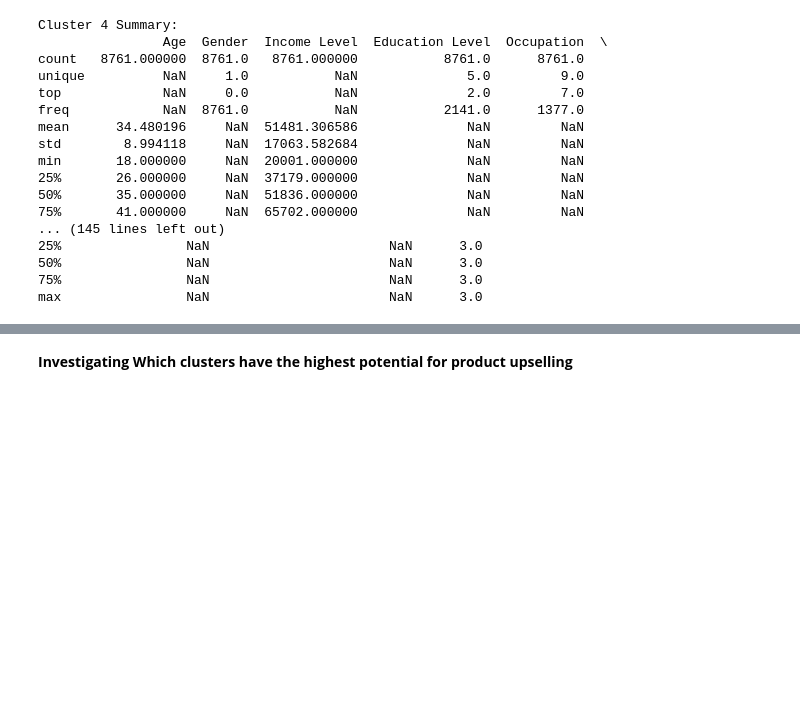
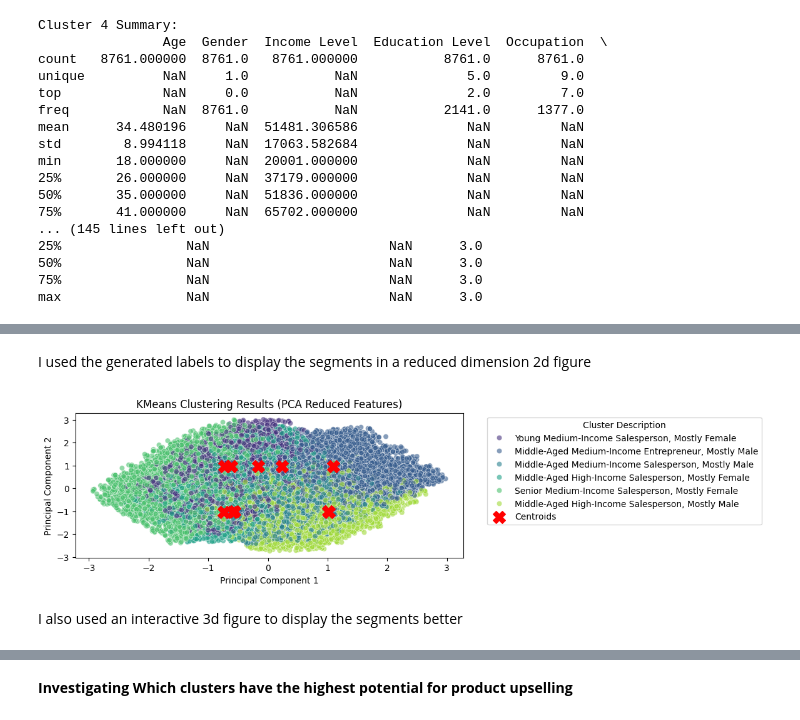
Before and after one commit to a3mad/ml, a Jupyter notebook: customer_segmentation.ipynb, the cells around one changed output, grey strips where cells are left out. Drawn from its saved outputs; the diff is of its cells as text; code cells hidden in the pictures; blank space fills up the shorter version.

```diff
--- a/customer_segmentation.ipynb
+++ b/customer_segmentation.ipynb
@@ -295,10 +299,0 @@ max                NaN                       NaN      3.0
-# %%
-for cluster in segmentation_results['Cluster'].unique():
-    cluster_data = segmentation_results[segmentation_results['Cluster'] == cluster]
-    age_range = f"{cluster_data['Age'].min()}-{cluster_data['Age'].max()}"
-    income_level_mean = cluster_data['Income Level'].mean()
-    income_level_description = 'Low' if income_level_mean < 0.33 else 'Medium' if income_level_mean < 0.66 else 'High'
-    most_common_occupation = cluster_data['Occupation'].mode()[0]
-    most_common_education = cluster_data['Education Level'].mode()[0]
-    print(f"Cluster {cluster}: Age Range: {age_range}, Income Level: {income_level_description}, Most Common Occupation: {most_common_occupation}, Most Common Education Level: {most_common_education}")
-    print(f"Suggested Marketing Strategy: Target Cluster {cluster} with messages highlighting products for individuals aged {age_range}, with {income_level_description} income, emphasizing benefits for those working in {most_common_occupation} fields and with education level: {most_common_education}.")
@@ -317,0 +348,25 @@ Suggested Marketing Strategy: Target Cluster 3 with messages highlighting produc
+# %% [markdown]
+I used the generated labels to display the segments in a reduced dimension 2d figure
+# %%
+pca = PCA(n_components=2)
+df_pca = pca.fit_transform(df_demo_scaled)
+
+plt.figure(figsize=(8, 3))
+sns.scatterplot(
+    x=df_pca[:, 0],
+    y=df_pca[:, 1],
+    hue=segmentation_results['Cluster Label'],
+    palette='viridis',
+    alpha=0.6,
+    edgecolor='w'
+)
+plt.scatter(kmeans.cluster_centers_[:, 0], kmeans.cluster_centers_[:, 1], s=200, c='red', marker='X', label='Centroids')
+plt.title('KMeans Clustering Results (PCA Reduced Features)')
+plt.xlabel('Principal Component 1')
+plt.ylabel('Principal Component 2')
+plt.legend(title='Cluster Description', bbox_to_anchor=(1.05, 1), loc='upper left')
+plt.show()
+# %% [output]
+[figure, added]
+# %% [markdown]
+I also used an interactive 3d figure to display the segments better
```
Also changed, not shown: parts of 26 cells of this notebook.
